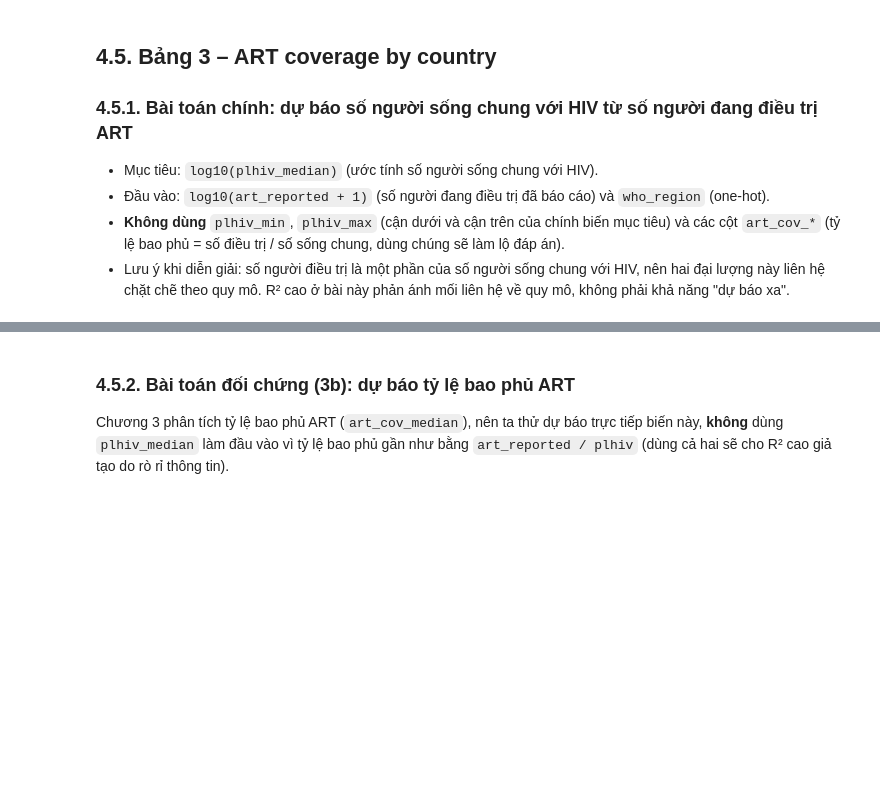
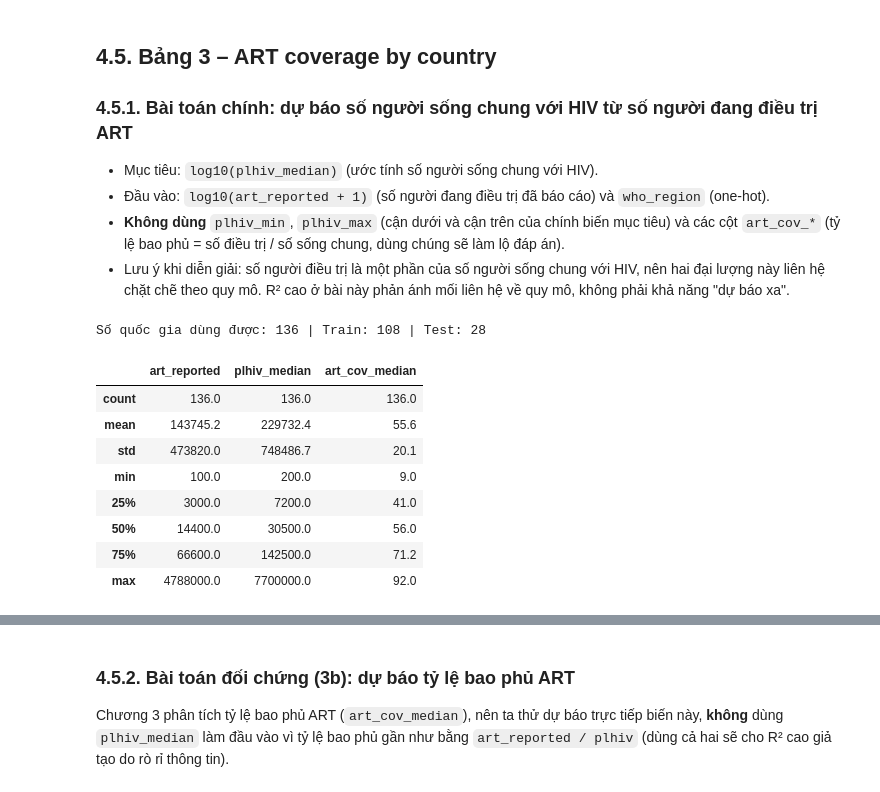
Before and after one commit to thvnking/DH23TIN07_LT_PYTHON_HIV, a Jupyter notebook: notebooks/HIV_AIDS_Analysis.ipynb, the cells around one changed output, grey strips where cells are left out. Cells and saved outputs as stored; diff of their text form; code cells hidden in the pictures; blank space fills up the shorter version.

```diff
--- a/notebooks/HIV_AIDS_Analysis.ipynb
+++ b/notebooks/HIV_AIDS_Analysis.ipynb
@@ -1571,16 +1604,27 @@ ax.legend(fontsize=8, ncol=2); plt.tight_layout(); plt.show()
 - **Không dùng** `plhiv_min`, `plhiv_max` (cận dưới và cận trên của chính biến mục tiêu) và các cột `art_cov_*` (tỷ lệ bao phủ = số điều trị / số sống chung, dùng chúng sẽ làm lộ đáp án).
 - Lưu ý khi diễn giải: số người điều trị là một phần của số người sống chung với HIV, nên hai đại lượng này liên hệ chặt chẽ theo quy mô. R² cao ở bài này phản ánh mối liên hệ về quy mô, không phải khả năng "dự báo xa".
 # %%
-t3 = df_art.dropna(subset=["art_reported", "plhiv_median"]).copy()
+t3 = df_art_mh.dropna(subset=["art_reported", "plhiv_median"]).copy()
 t3["log_art"] = np.log10(t3["art_reported"] + 1)
 t3["log_plhiv"] = np.log10(t3["plhiv_median"])
 
 COT_SO_T3, COT_PL_T3, MUC_TIEU_T3 = ["log_art"], ["who_region"], "log_plhiv"
 X_train_t3, X_test_t3, y_train_t3, y_test_t3 = train_test_split(
     t3[COT_SO_T3 + COT_PL_T3], t3[MUC_TIEU_T3], test_size=0.2, random_state=RANDOM_STATE)
 
 print("Số quốc gia dùng được:", len(t3), "| Train:", len(X_train_t3), "| Test:", len(X_test_t3))
 t3[["art_reported", "plhiv_median", "art_cov_median"]].describe().round(1)
+# %% [output]
+Số quốc gia dùng được: 136 | Train: 108 | Test: 28
+|  | art_reported | plhiv_median | art_cov_median |
+| count | 136.0 | 136.0 | 136.0 |
+| mean | 143745.2 | 229732.4 | 55.6 |
+| std | 473820.0 | 748486.7 | 20.1 |
+| min | 100.0 | 200.0 | 9.0 |
+| 25% | 3000.0 | 7200.0 | 41.0 |
+| 50% | 14400.0 | 30500.0 | 56.0 |
+| 75% | 66600.0 | 142500.0 | 71.2 |
+| max | 4788000.0 | 7700000.0 | 92.0 |
 # %%
 cv_t3 = KFold(n_splits=5, shuffle=True, random_state=RANDOM_STATE)
 bang_t3, du_bao_t3, mo_hinh_t3 = chay_so_sanh(X_train_t3, y_train_t3, X_test_t3, y_test_t3,
```
Also changed, not shown: parts of 94 cells of this notebook.
